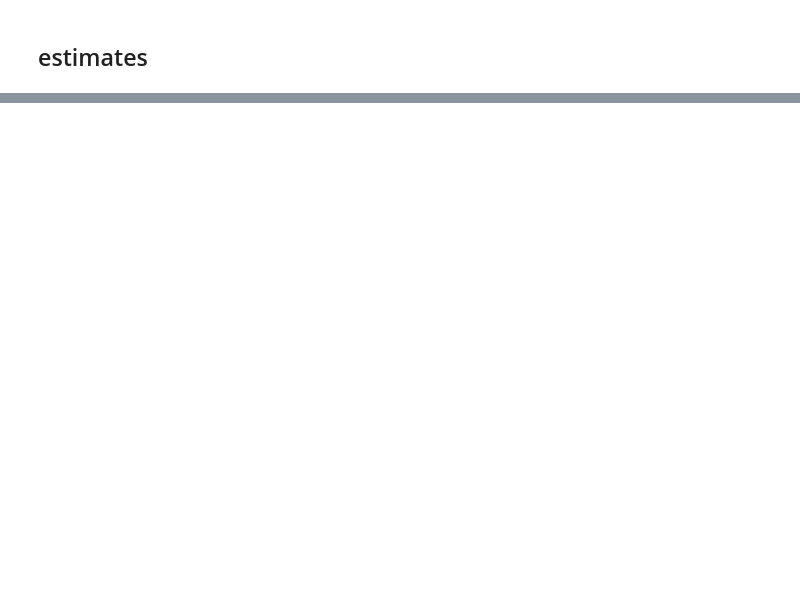
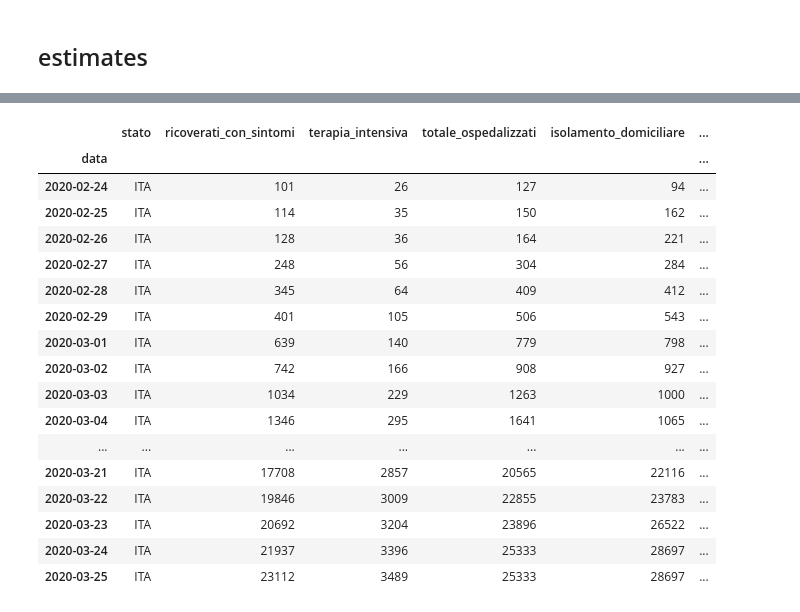
Before and after one commit to alexamici/covid-19-notebooks, a Jupyter notebook: notebooks/italy-situation-report.ipynb, the cells around one changed output, grey strips where cells are left out. Saved outputs shown, nothing was run; the diff lists cells and outputs as text; code cells hidden in the pictures; blank space fills up the shorter version.

```diff
--- a/notebooks/italy-situation-report.ipynb
+++ b/notebooks/italy-situation-report.ipynb
@@ -133,0 +157,21 @@ deceduti                   T_d=4.23, t_0='2020-01-29', r^2=0.998 start='2020-03-
+# %%
+data_italy
+# %% [output]
+|  | stato | ricoverati_con_sintomi | terapia_intensiva | totale_ospedalizzati | isolamento_domiciliare | ... |
+| data |  |  |  |  |  | ... |
+| 2020-02-24 | ITA | 101 | 26 | 127 | 94 | ... |
+| 2020-02-25 | ITA | 114 | 35 | 150 | 162 | ... |
+| 2020-02-26 | ITA | 128 | 36 | 164 | 221 | ... |
+| 2020-02-27 | ITA | 248 | 56 | 304 | 284 | ... |
+| 2020-02-28 | ITA | 345 | 64 | 409 | 412 | ... |
+| 2020-02-29 | ITA | 401 | 105 | 506 | 543 | ... |
+| 2020-03-01 | ITA | 639 | 140 | 779 | 798 | ... |
+| 2020-03-02 | ITA | 742 | 166 | 908 | 927 | ... |
+| 2020-03-03 | ITA | 1034 | 229 | 1263 | 1000 | ... |
+| 2020-03-04 | ITA | 1346 | 295 | 1641 | 1065 | ... |
+| ... | ... | ... | ... | ... | ... | ... |
+| 2020-03-21 | ITA | 17708 | 2857 | 20565 | 22116 | ... |
+| 2020-03-22 | ITA | 19846 | 3009 | 22855 | 23783 | ... |
+| 2020-03-23 | ITA | 20692 | 3204 | 23896 | 26522 | ... |
+| 2020-03-24 | ITA | 21937 | 3396 | 25333 | 28697 | ... |
+| 2020-03-25 | ITA | 23112 | 3489 | 25333 | 28697 | ... |
```
Also changed, not shown: parts of 11 cells of this notebook.
